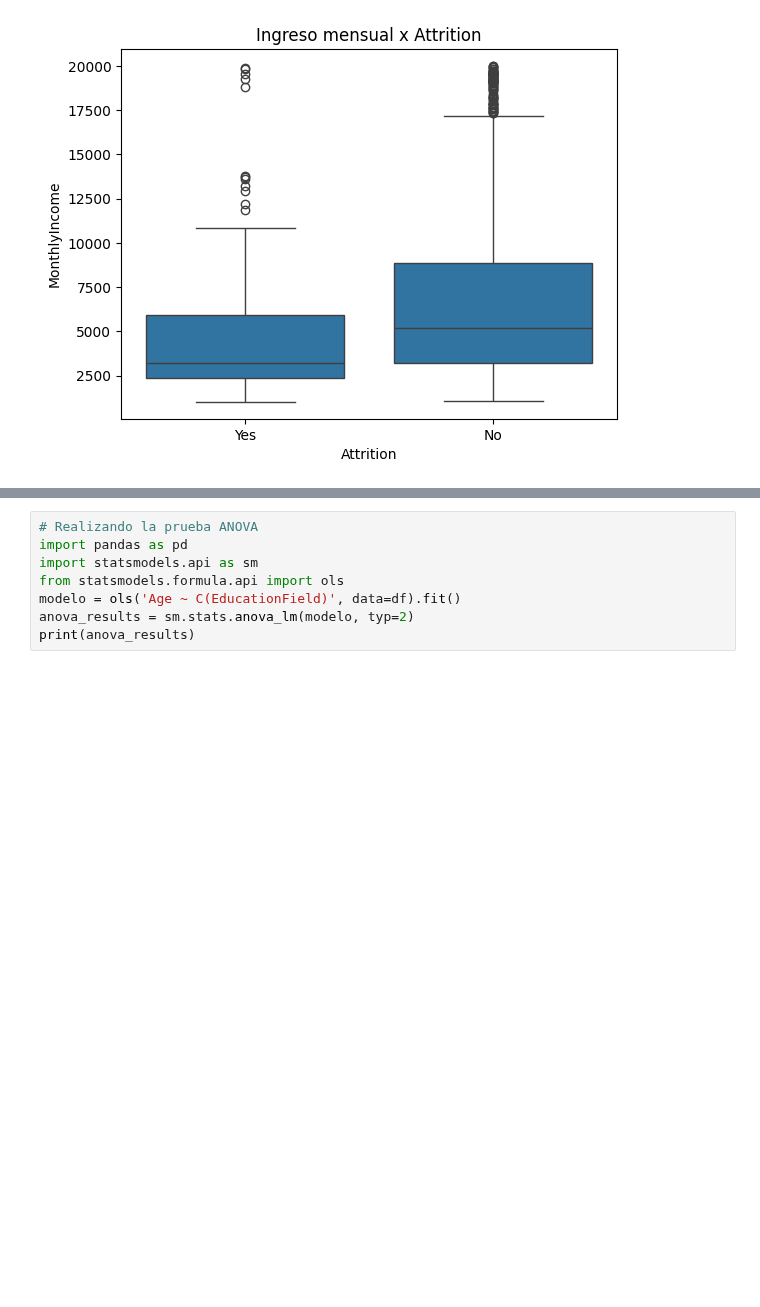
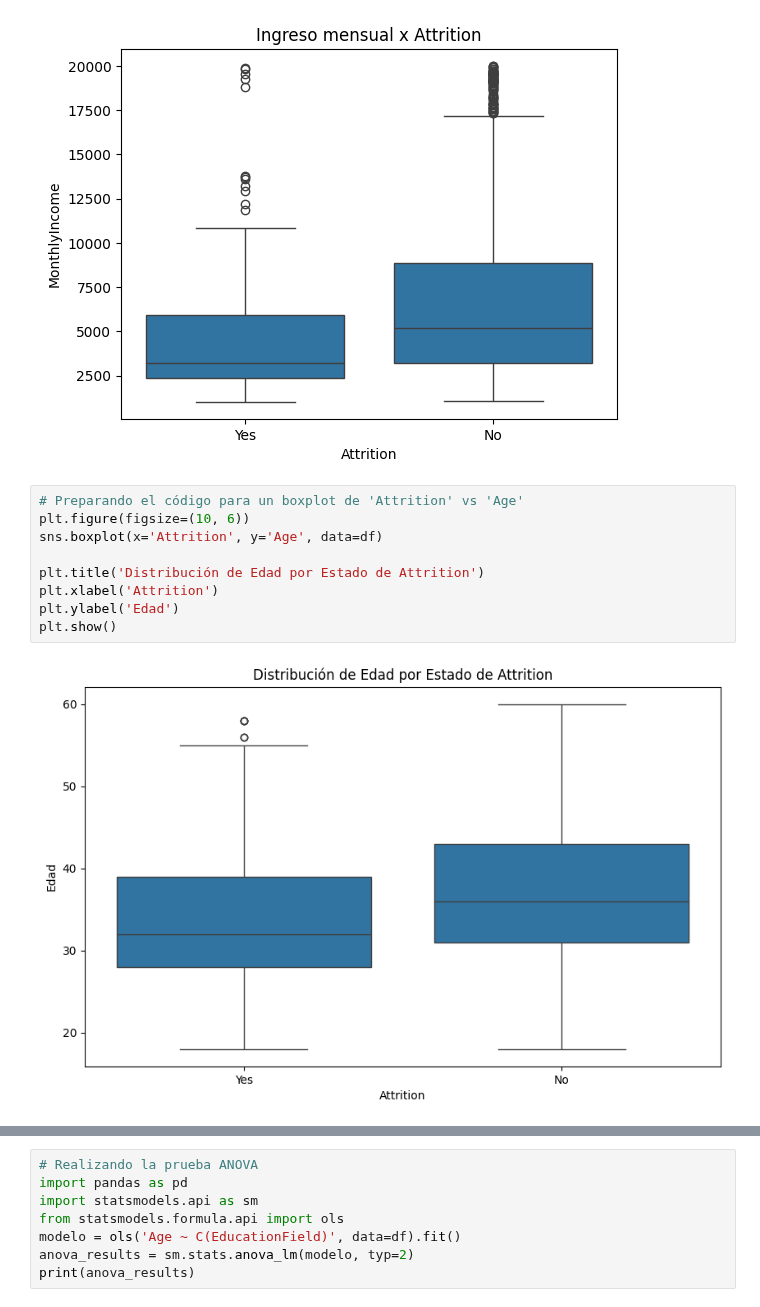
Before and after one commit to hugofmr/estadistica_edem, a Jupyter notebook: employee_attrition/employee_attrition_hm.ipynb, the cells around one changed output, grey strips where cells are left out. Drawn from its saved outputs; the diff is of its cells as text; blank space fills up the shorter version.

```diff
--- a/employee_attrition/employee_attrition_hm.ipynb
+++ b/employee_attrition/employee_attrition_hm.ipynb
@@ -213,3 +213,14 @@ plt.title('Ingreso mensual x Attrition')
 plt.show()
 # %% [output]
 [figure]
+# %%
+# Preparando el código para un boxplot de 'Attrition' vs 'Age'
+plt.figure(figsize=(10, 6))
+sns.boxplot(x='Attrition', y='Age', data=df)
+
+plt.title('Distribución de Edad por Estado de Attrition')
+plt.xlabel('Attrition')
+plt.ylabel('Edad')
+plt.show()
+# %% [output]
+[figure, added]
```
Also changed, not shown: parts of 2 cells of this notebook.
